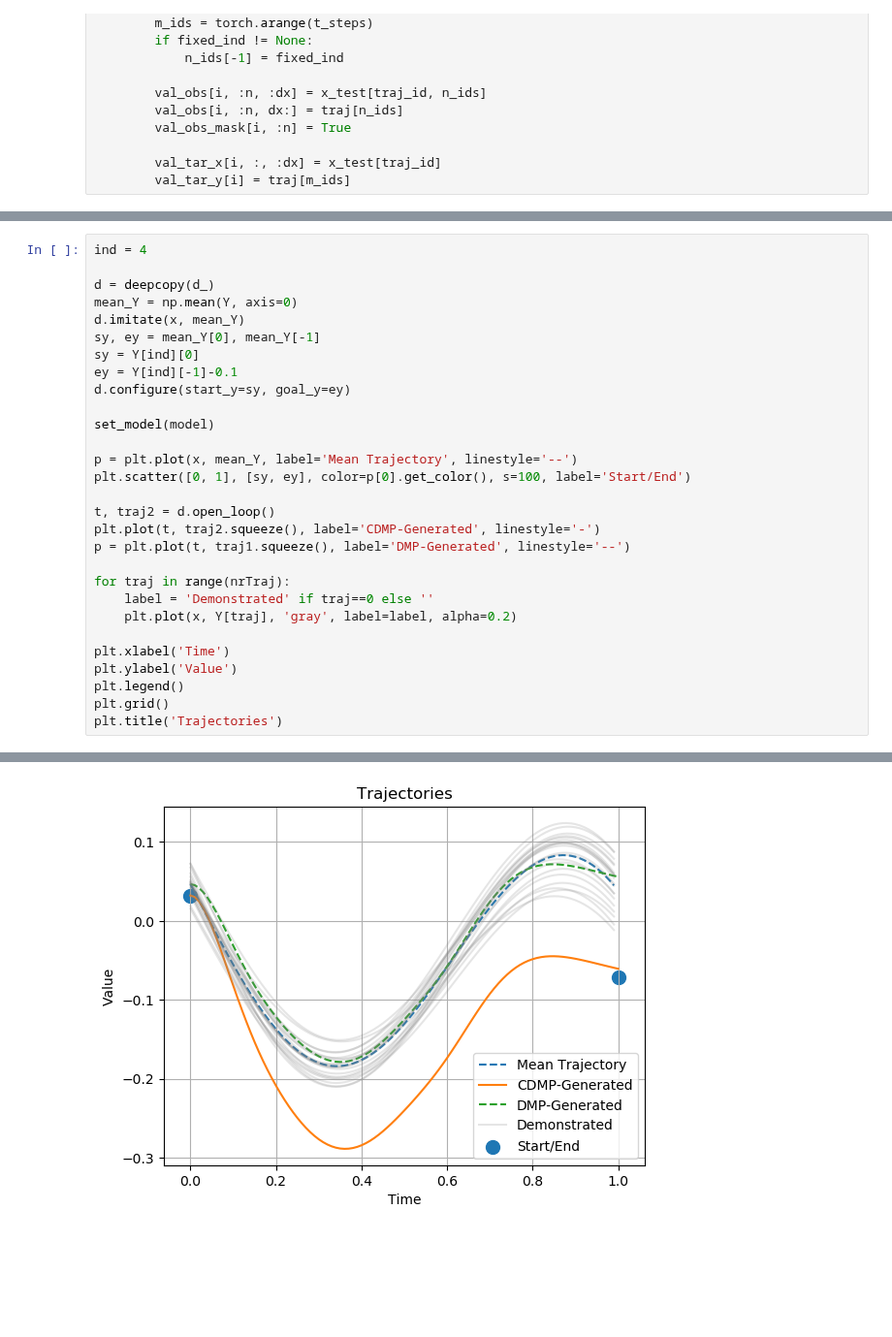
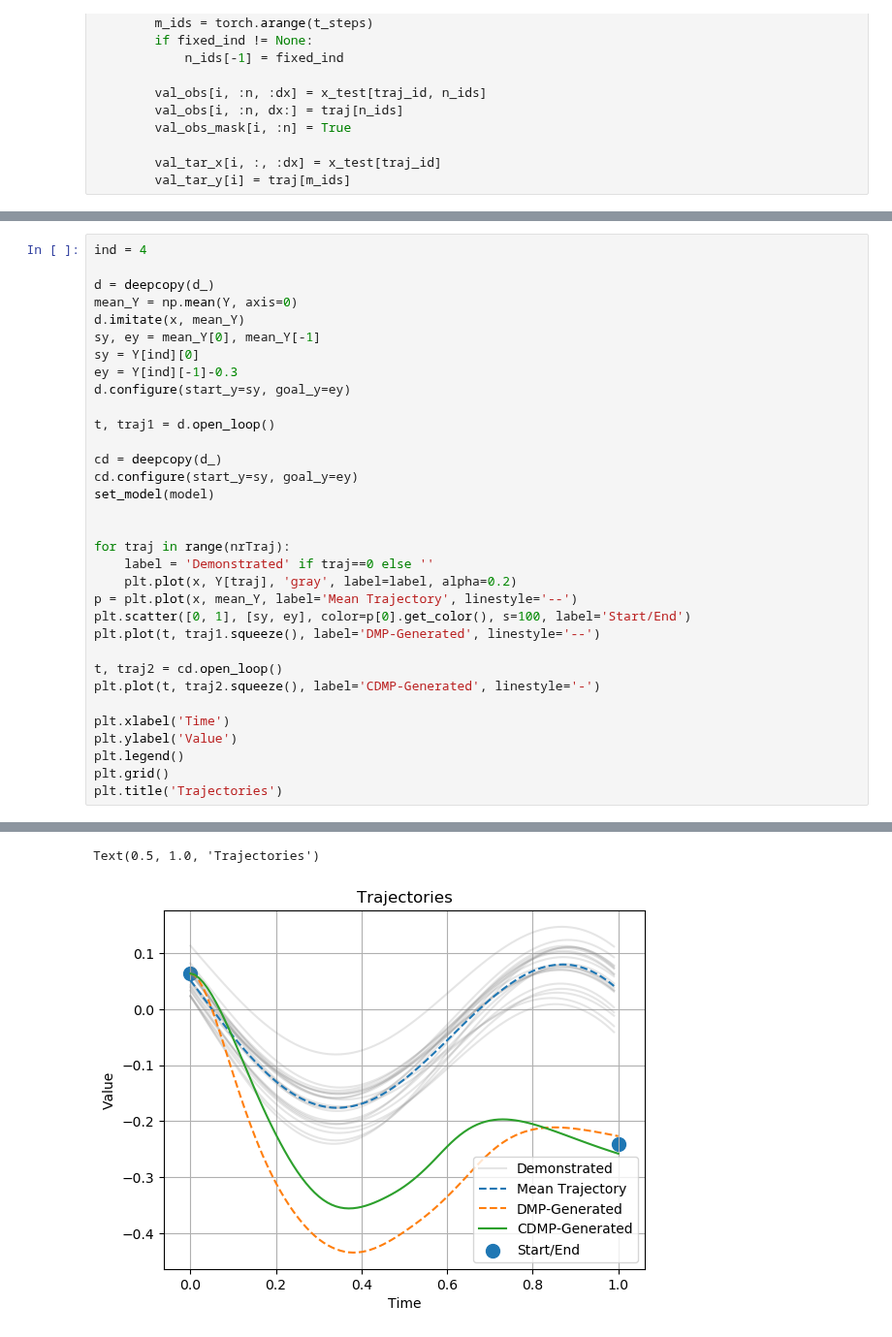
Before and after one commit to yildirimyigit/pemp, a Jupyter notebook: force_learning/force_learning_cnmp.ipynb, the cells around one changed output, grey strips where cells are left out. Shown at 97% size. Drawn from its saved outputs; the diff is of its cells as text; blank space fills up the shorter version.

```diff
--- a/force_learning/force_learning_cnmp.ipynb
+++ b/force_learning/force_learning_cnmp.ipynb
@@ -312,21 +313,25 @@ mean_Y = np.mean(Y, axis=0)
 d.imitate(x, mean_Y)
 sy, ey = mean_Y[0], mean_Y[-1]
 sy = Y[ind][0]
-ey = Y[ind][-1]-0.1
+ey = Y[ind][-1]-0.3
 d.configure(start_y=sy, goal_y=ey)
 
+t, traj1 = d.open_loop()
+
+cd = deepcopy(d_)
+cd.configure(start_y=sy, goal_y=ey)
 set_model(model)
 
-p = plt.plot(x, mean_Y, label='Mean Trajectory', linestyle='--')
-plt.scatter([0, 1], [sy, ey], color=p[0].get_color(), s=100, label='Start/End')
-
-t, traj2 = d.open_loop()
-plt.plot(t, traj2.squeeze(), label='CDMP-Generated', linestyle='-')
-p = plt.plot(t, traj1.squeeze(), label='DMP-Generated', linestyle='--')
 
 for traj in range(nrTraj):
     label = 'Demonstrated' if traj==0 else ''
     plt.plot(x, Y[traj], 'gray', label=label, alpha=0.2)
+p = plt.plot(x, mean_Y, label='Mean Trajectory', linestyle='--')
+plt.scatter([0, 1], [sy, ey], color=p[0].get_color(), s=100, label='Start/End')
+plt.plot(t, traj1.squeeze(), label='DMP-Generated', linestyle='--')
+
+t, traj2 = cd.open_loop()
+plt.plot(t, traj2.squeeze(), label='CDMP-Generated', linestyle='-')
 
 plt.xlabel('Time')
 plt.ylabel('Value')
@@ -338 +359,2 @@ Text(0.5, 1.0, 'Trajectories')
+Text(0.5, 1.0, 'Trajectories')
-[figure, old version]
+[figure, new version]
```
Also changed, not shown: parts of 4 cells of this notebook, 2 other files.
